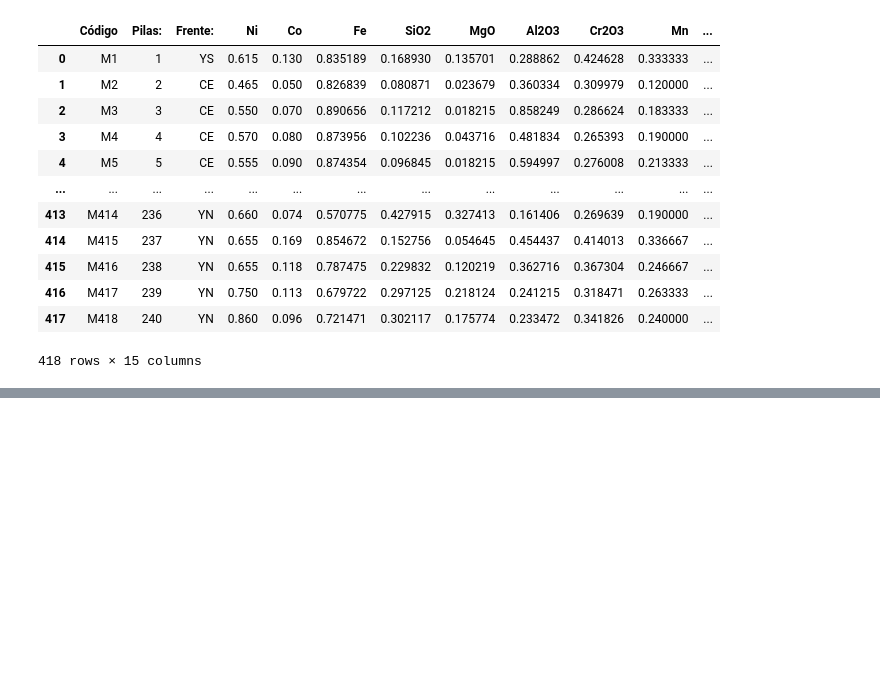
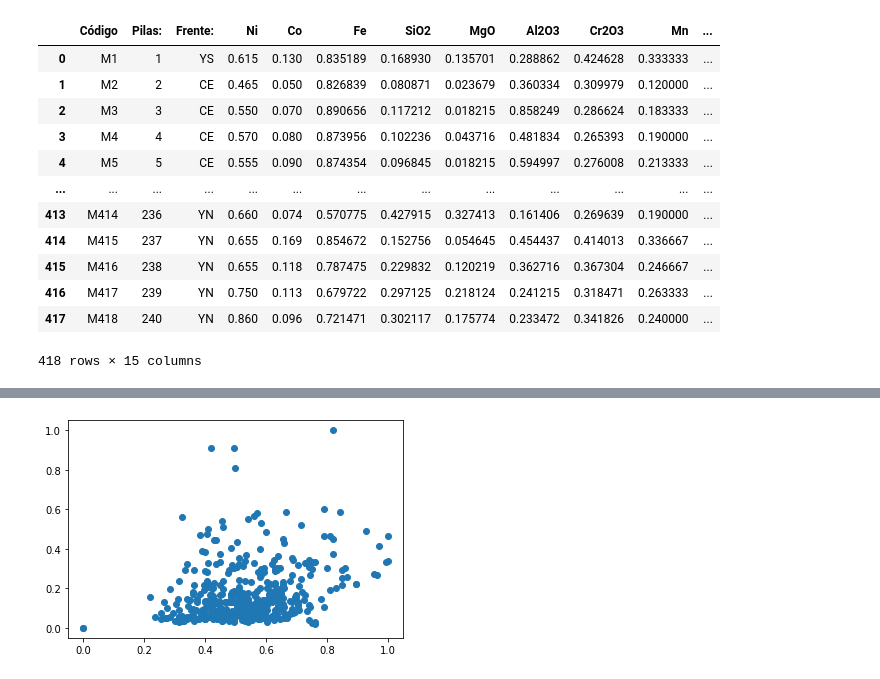
Before and after one commit to roxyconstantine-dev/Proyecto-Final-de-An-lisis-Datos, a Jupyter notebook: untitled1.ipynb, the cells around one changed output, grey strips where cells are left out. Saved outputs shown, nothing was run; the diff lists cells and outputs as text; code cells hidden in the pictures; blank space fills up the shorter version.

```diff
--- a/untitled1.ipynb
+++ b/untitled1.ipynb
@@ -149,0 +193,6 @@ datos2
+# %%
+plt.scatter(datos2["Ni"], datos2["SiO2"])
+
+plt.show()
+# %% [output]
+[figure, added]
```
Also changed, not shown: parts of 8 cells of this notebook.
